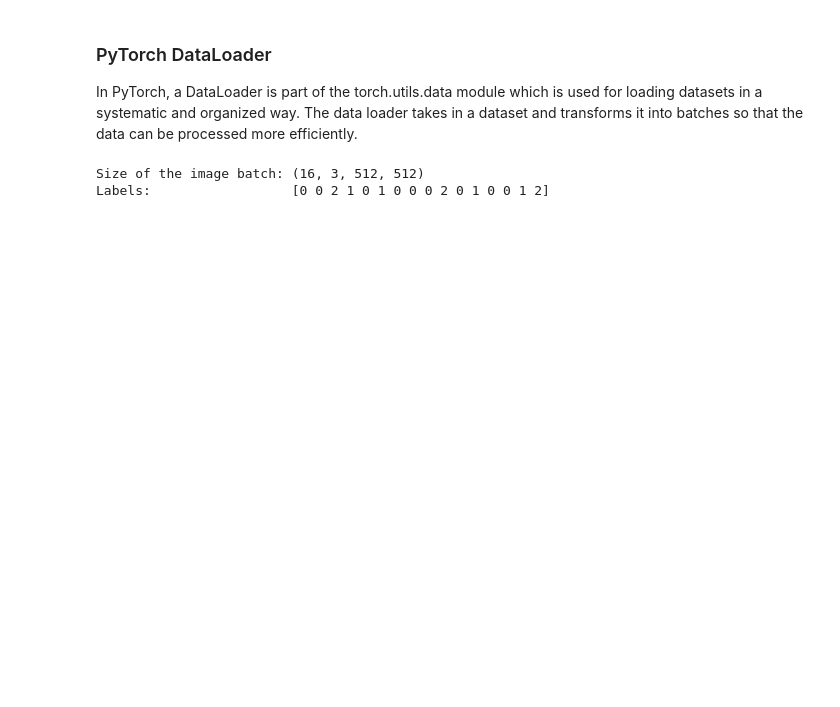
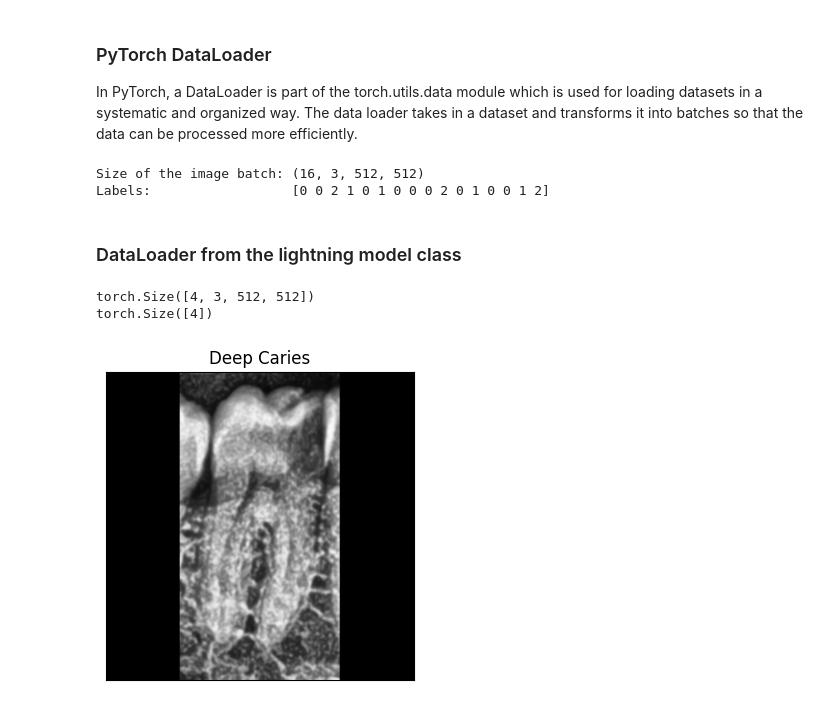
Before and after one commit to ccb-hms/computervision, a Jupyter notebook: notebooks/5_Dataloaders.ipynb, the cells around one changed output. Cells and saved outputs as stored; diff of their text form; code cells hidden in the pictures; blank space fills up the shorter version.

Commit message:
Template code model update.

```diff
--- a/notebooks/5_Dataloaders.ipynb
+++ b/notebooks/5_Dataloaders.ipynb
@@ -112,19 +110,21 @@ train_transform = alb.Compose([
 
 # Vor validation and testing, we do not want any augmentations
 # but we will still need the correct input size and image normalization
-val_tranform = alb.Compose([
+val_transform = alb.Compose([
     alb.Resize(im_size, im_size),
     alb.Normalize(mean=0, std=1)])
 # %%
 # Select the training samples from our data frame
 train_df = data_df.loc[data_df['dataset']=='train']
-display(train_df['label'].value_counts())
+val_df = data_df.loc[data_df['dataset']=='val']
+test_df = data_df.loc[data_df['dataset']=='test']
 
-# Create a PyTorch dataset
-train_set = DatasetFromDF(data=train_df,
-                          file_col='box_file',
-                          label_col='cl',
-                          max_image_size=max_im_size,
-                          transform=train_transform,
-                          validate=True)
+train_samples = sorted(list(train_df['box_name'].unique()))
+print(f'Found {len(train_samples)} samples in the training set.')
+val_samples = sorted(list(val_df['box_name'].unique()))
+print(f'Found {len(val_samples)} samples in the validation set.')
+test_samples = sorted(list(test_df['box_name'].unique()))
+print(f'Found {len(test_samples)} samples in the test set.')
+print()
+display(test_df.head(2))
 # %% [output]
@@ -187,3 +218,33 @@ print(f'Labels:                  {label_batch.numpy()}')
 # %% [output]
 Size of the image batch: (16, 3, 512, 512)
 Labels:                  [0 0 2 1 0 1 0 0 0 2 0 1 0 0 1 2]
+# %% [markdown]
+### DataLoader from the lightning model class ###
+# %%
+from dentexmodel.models.toothmodel import ToothModel
+
+model = ToothModel(train_dataset=train_dataset,
+                   val_dataset=val_dataset,
+                   test_dataset=test_dataset,
+                   batch_size=4,
+                   num_workers=0)
+
+dl = model.val_dataloader()
+image_batch, label_batch = next(iter(dl))
+
+print(image_batch.shape)
+print(label_batch.shape)
+
+# Plot one image from the batch with label
+image_idx = 0
+image = np.transpose(image_batch.numpy()[image_idx], axes=(1, 2, 0))
+label = cl_dict.get(label_batch.numpy()[image_idx])
+fig, ax = plt.subplots(figsize=(4,4))
+ax.imshow(image, cmap='gray')
+ax.set_title(label)
+ax.set(xticks=[], yticks=[])
+plt.show()
+# %% [output]
+torch.Size([4, 3, 512, 512])
+torch.Size([4])
+[figure, added]
```
Also changed, not shown: parts of 6 cells of this notebook, 4 other files.
